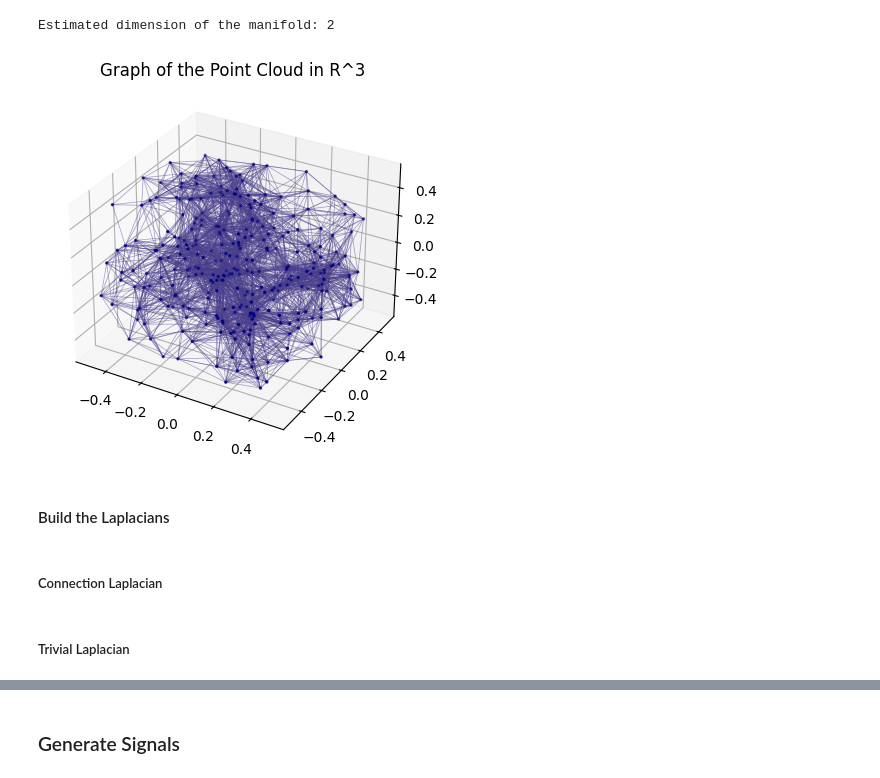
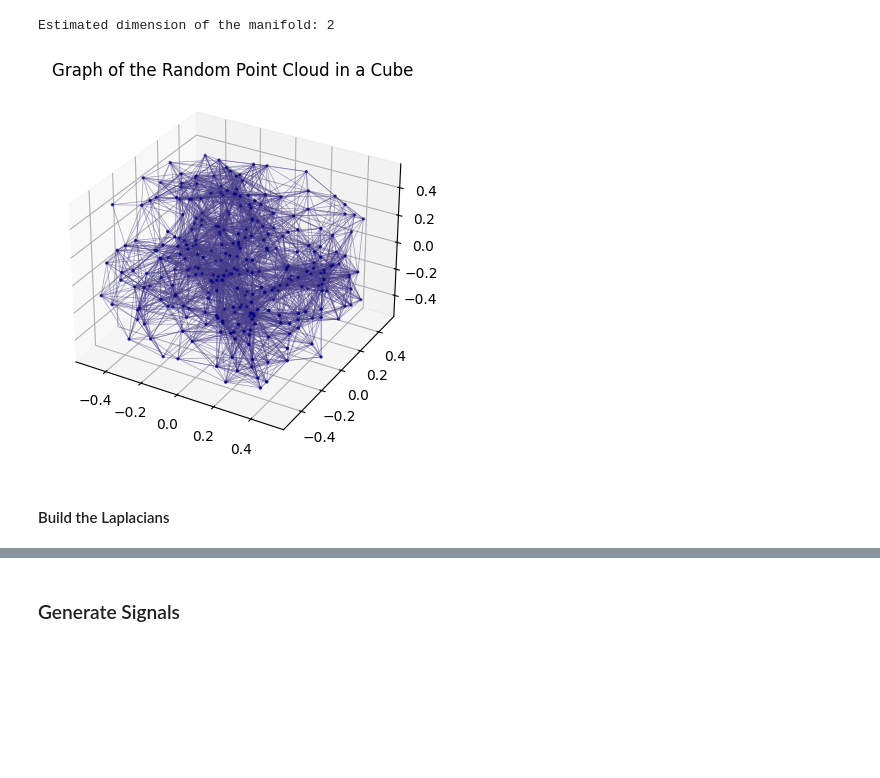
Before and after one commit to gmaurer08/sheaf-signal-processing, a Jupyter notebook: main.ipynb, the cells around one changed output, grey strips where cells are left out. Saved outputs shown, nothing was run; the diff lists cells and outputs as text; code cells hidden in the pictures; blank space fills up the shorter version.

```diff
--- a/main.ipynb
+++ b/main.ipynb
@@ -28,9 +30,5 @@ np.random.seed(SEED)
 N = 300 # number of points in the cloud
 np.random.seed(6111983)
 cube_point_cloud = np.random.uniform(-0.5,0.5,N*3).reshape((N, 3)) # points
-# Plot the cube
-fig = plt.figure()
-ax = fig.add_subplot(projection='3d')
-ax.scatter(cube_point_cloud[:,0], cube_point_cloud[:,1], cube_point_cloud[:,2], marker='o', s=10, c='darkblue')
-plt.title('Uniformly Random Point Cloud in a Cube')
-plt.show()
+# Create a topological signal processing object
+cube = TSP(cube_point_cloud, eps=0.1, eps_pca=0.05, k=30, gamma=0.95)
@@ -61,21 +42,9 @@ print(f"Estimated dimension of the manifold: {vdm.estimate_dim()}")
 # %% [output]
 Estimated dimension of the manifold: 2
 # %%
-# Plot the points
-fig = plt.figure()
-ax = fig.add_subplot(projection='3d')
-ax.scatter(x[:,0], x[:,1], x[:,2], marker='o', s=2, c='navy')
-# Plot the edges
-for edge in G.edges():
-    x1, y1, z1 = x[edge[0]]
-    x2, y2, z2 = x[edge[1]]
-    ax.plot([x1, x2], [y1, y2], [z1, z2], c='darkslateblue', linewidth=0.5, alpha=0.5)
-plt.title('Graph of the Point Cloud in R^3')
-plt.show()
+cube.plot_graph("Graph of the Random Point Cloud in a Cube")
 # %% [output]
-[figure, old version]
+[figure, new version]
 # %% [markdown]
 #### Build the Laplacians
-# %% [markdown]
-##### Connection Laplacian
 # %%
@@ -84,2 +54,0 @@ L_conn = vdm.connection_laplacian() # approximation of the connection laplacian
-# %% [markdown]
-##### Trivial Laplacian
```
Also changed, not shown: parts of 60 cells of this notebook, 2 other files.
